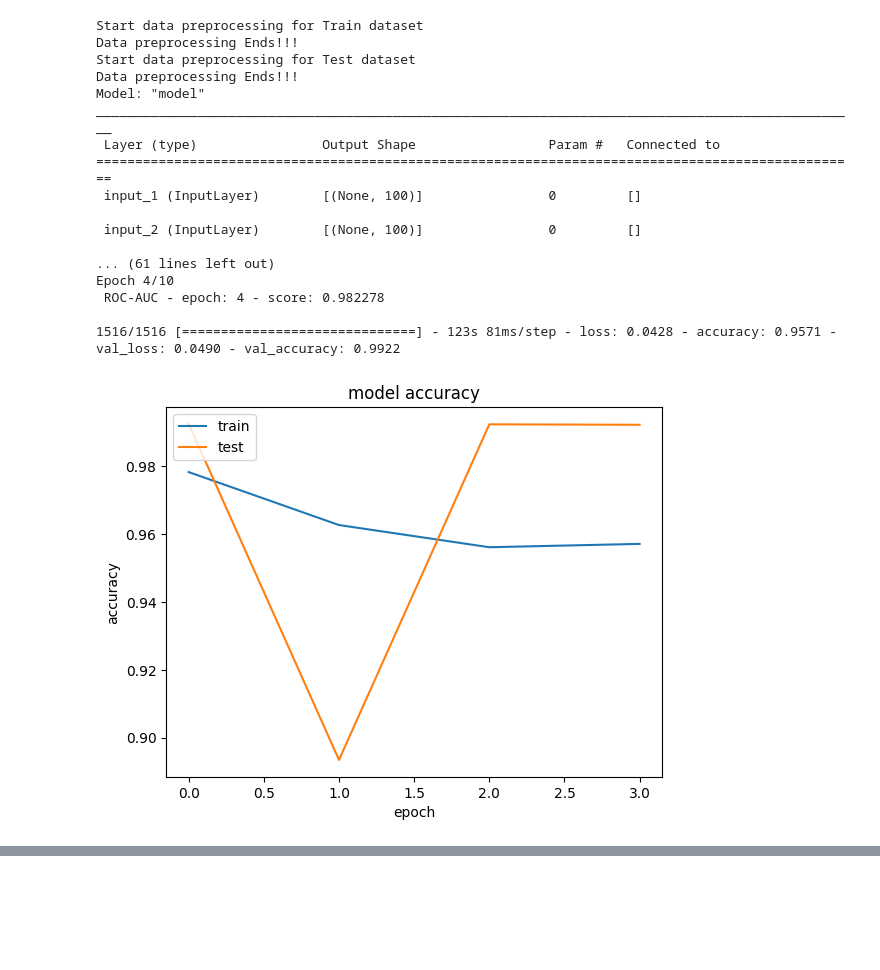
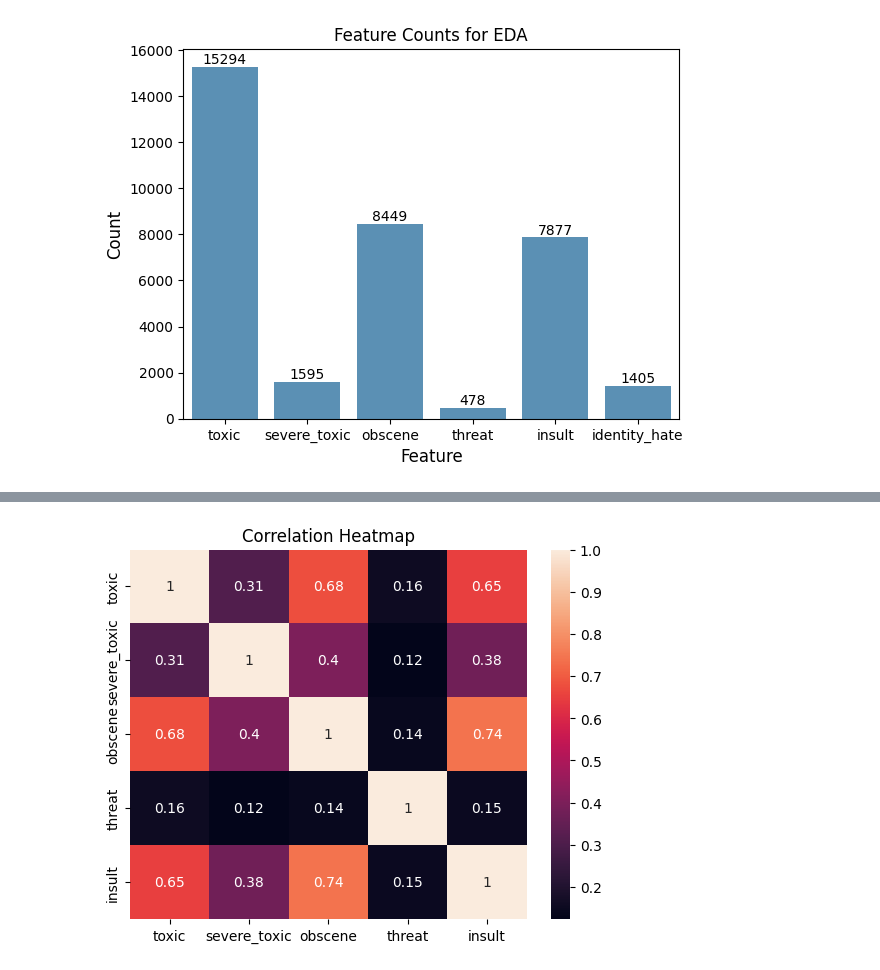
Before and after one commit to rohitanil/ToxicCommentClassification, a Jupyter notebook: toxic_comment_classification.ipynb, the cells around one changed output, grey strips where cells are left out. Drawn from its saved outputs; the diff is of its cells as text; code cells hidden in the pictures; blank space fills up the shorter version.

```diff
--- a/toxic_comment_classification.ipynb
+++ b/toxic_comment_classification.ipynb
@@ -35,5 +207,7 @@ True
 # %%
 class MultiChannelNeuralNetwork():
+    def __init__(self) -> None:
+        pass
     def lemmatizer(self, sentence):
         wnl = WordNetLemmatizer()
         for word, tag in pos_tag(word_tokenize(sentence)):
@@ -107,14 +281,14 @@ class MultiChannelNeuralNetwork():
         return embedding_matrix
 
     def get_target(self, y):
-        ytrain=y[["toxic", "severe_toxic", "obscene", "threat", "insult", "identity_hate"]].values
+        ytrain=y[CONSTANTS.CLASSES.value].values
         return ytrain
 
 
     def multi_channel_model(self, embedding_matrix):
         input1 = Input(shape = (100,))
         embedding1 = Embedding(10000, 50, weights=[embedding_matrix])(input1)
-        conv1 = Conv1D(filters=32, kernel_size=3, activation='relu')(embedding1)
+        conv1 = Conv1D(filters=32, kernel_size=3, activation= CONSTANTS.ACTIVATION_FUNCTION.value[0])(embedding1)
         drop1 = Dropout(0.4)(conv1)
         pool1 = MaxPooling1D(pool_size=4)(drop1)
         gru1 = GRU(100, dropout=0.2, recurrent_dropout=0.2)(pool1)
@@ -122,7 +296,7 @@ class MultiChannelNeuralNetwork():
 
         input2 = Input(shape = (100,))
         embedding2 = Embedding(10000, 50, weights=[embedding_matrix])(input2)
-        conv2 = Conv1D(filters = 32, kernel_size = 4, activation = 'relu')(embedding2)
+        conv2 = Conv1D(filters = 32, kernel_size = 4, activation = CONSTANTS.ACTIVATION_FUNCTION.value[0])(embedding2)
         drop2 = Dropout(0.45)(conv2)
         pool2 = MaxPooling1D(pool_size=4)(drop2)
         gru2 = GRU(100, dropout=0.2, recurrent_dropout=0.2)(pool2)
@@ -130,18 +304,18 @@ class MultiChannelNeuralNetwork():
 
         input3 = Input(shape = (100,))
         embedding3 = Embedding(10000, 50, weights=[embedding_matrix])(input3)
-        conv3 = Conv1D(filters=32, kernel_size=5, activation='relu')(embedding3)
+        conv3 = Conv1D(filters=32, kernel_size=5, activation=CONSTANTS.ACTIVATION_FUNCTION.value[0])(embedding3)
         drop3 = Dropout(0.5)(conv3)
         pool3 = MaxPooling1D(pool_size=4)(drop3)
         gru3 = GRU(100, dropout=0.2, recurrent_dropout=0.2)(pool3)
 
 
         merged = concatenate([gru1,gru2,gru3])
-        dense1 = Dense(100, activation='relu')(merged)
-        outputs = Dense(6, activation='sigmoid')(dense1)
+        dense1 = Dense(100, activation=CONSTANTS.ACTIVATION_FUNCTION.value[0])(merged)
+        outputs = Dense(6, activation=CONSTANTS.ACTIVATION_FUNCTION.value[1])(dense1)
 
         model = Model(inputs =[input1, input2, input3], outputs = outputs)
-        model.compile(loss ='binary_crossentropy', optimizer='adam', metrics=['accuracy'])
+        model.compile(loss = CONSTANTS.LOSS.value, optimizer = CONSTANTS.OPTIMIZER.value, metrics = CONSTANTS.METRICS.value)
         return model
 
     def predict(self, model, df):
@@ -208,52 +354,47 @@ class CONSTANTS(Enum):
 if __name__ == "__main__":
 
     train_df= pd.read_csv(CONSTANTS.INPUT.value + "train.csv", encoding = CONSTANTS.ENCODING.value)
     test_df = pd.read_csv(CONSTANTS.INPUT.value + "test.csv", encoding = CONSTANTS.ENCODING.value)
+    stopword = set(stopwords.words('english'))
+    ################################################################################################################
+    eda_visualizer = EDAVisualizer()
+    eda_visualizer.visualize_feature_counts(train_df.iloc[:, 2:])
+    eda_visualizer.visualize_tags_per_comment(train_df.iloc[:, 2:])
+    eda_visualizer.visualize_correlation_heatmap(train_df.iloc[:, 2:-1])
+    eda_visualizer.check_overlaps(train_df)
+    eda_visualizer.create_venn_diagram(train_df)
+
+    for hate in CONSTANTS.CLASSES.value:
+        eda_visualizer.get_word_cloud(hate, train_df, stopword)
+
+    ##################################################################################################################
 
     nn_obj = MultiChannelNeuralNetwork()
     processed_train_df = nn_obj.helperFunction(train_df, "Train dataset")
     processed_test_df = nn_obj.helperFunction(test_df, "Test dataset")
 
     xtrain,xtest,tokenizer = nn_obj.embedding(processed_train_df, processed_test_df)
     embedding_matrix = nn_obj.embedding_matrix_generator(tokenizer, CONSTANTS.GLOVE.value)
     ytrain = nn_obj.get_target(train_df[CONSTANTS.CLASSES.value])
 
     X_train, X_val, y_train, y_val = train_test_split(xtrain, ytrain, train_size = CONSTANTS.TRAIN_SIZE.value,
                                                       random_state = CONSTANTS.RANDOM_SEED.value)
 
     model = nn_obj.multi_channel_model(embedding_matrix)
+    print("Saving model to {path}".format(path = CONSTANTS.MODEL_PATH.value))
+    model.save(CONSTANTS.MODEL_PATH.value)
     print(model.summary())
     plot_model(model, show_shapes = True, to_file = CONSTANTS.MODEL_DIAGRAM.value)
 
     RocAuc = RocAucEvaluation(validation_data = ([X_val,X_val, X_val], y_val), interval = 1)
     es = EarlyStopping(patience = CONSTANTS.PATIENCE.value, min_delta = CONSTANTS.DELTA.value,
                        monitor = CONSTANTS.MONITOR.value, restore_best_weights = True)
 
     hist = model.fit([X_train, X_train, X_train], y_train, batch_size = CONSTANTS.BATCH.value, epochs=CONSTANTS.EPOCH.value,
                      validation_data=([X_val, X_val, X_val], y_val), callbacks=[RocAuc, es])
     nn_obj.plot_metrics(hist)
     prediction = nn_obj.predict(model, xtest)
-
-    predicted_class = [np.argmax(pred) for pred in prediction]
-    predicted_labels = [CONSTANTS.LABEL_MAPPING.value[idx] for idx in predicted_class]
     test_df[CONSTANTS.CLASSES.value] = prediction
-    test_df[CONSTANTS.LABEL.value] = predicted_labels
+    test_df.to_csv(CONSTANTS.OUTPUT_PATH.value, index=False)
 # %% [output]
-Start data preprocessing for Train dataset
-Data preprocessing Ends!!!
-Start data preprocessing for Test dataset
-Data preprocessing Ends!!!
-Model: "model"
-__________________________________________________________________________________________________
- Layer (type)                Output Shape                 Param #   Connected to
-==================================================================================================
- input_1 (InputLayer)        [(None, 100)]                0         []
-
- input_2 (InputLayer)        [(None, 100)]                0         []
-
-... (61 lines left out)
-Epoch 4/10
- ROC-AUC - epoch: 4 - score: 0.982278
-
-1516/1516 [==============================] - 123s 81ms/step - loss: 0.0428 - accuracy: 0.9571 - val_loss: 0.0490 - val_accuracy: 0.9922
-[figure, old version]
+[figure, new version]
@@ -260,0 +402 @@ Epoch 4/10
+[figure, added]
```
Also changed, not shown: parts of 6 cells of this notebook.
